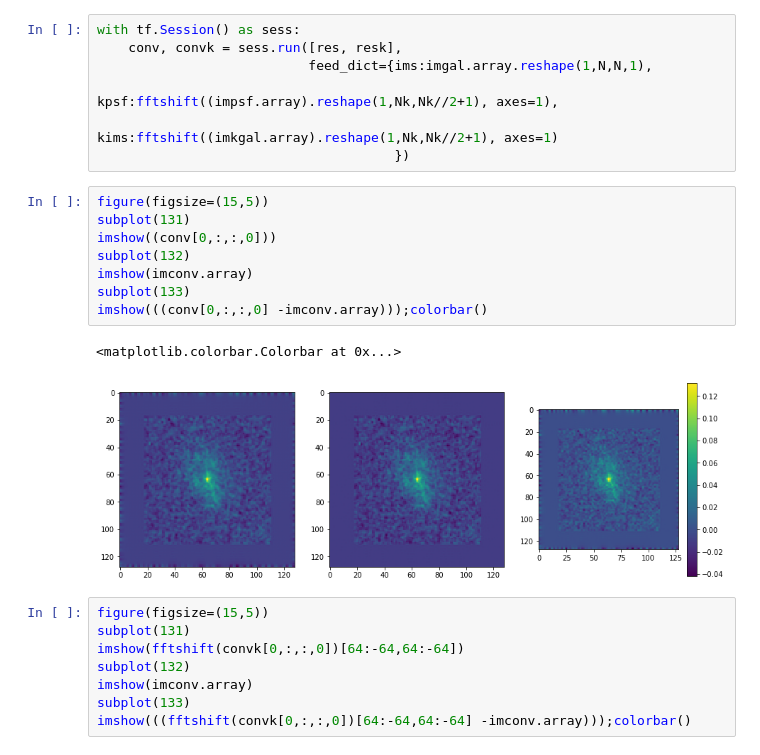
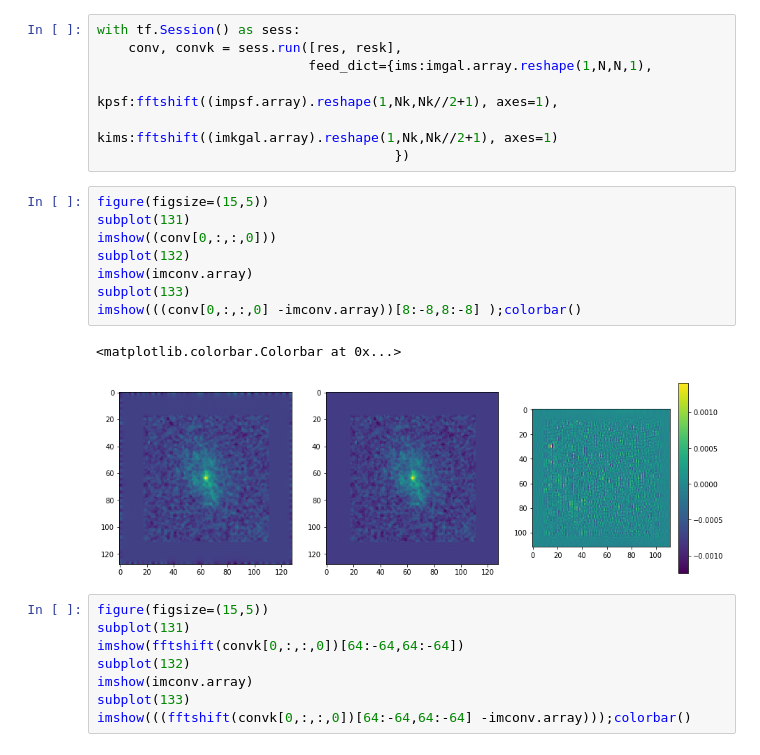
Before and after one commit to DifferentiableUniverseInitiative/GalFlow, a Jupyter notebook: notebooks/GalFlow_demo.ipynb, the cells around one changed output. Cells and saved outputs as stored; diff of their text form.

```diff
--- a/notebooks/GalFlow_demo.ipynb
+++ b/notebooks/GalFlow_demo.ipynb
@@ -74,14 +74,14 @@ with tf.Session() as sess:
 # %%
 figure(figsize=(15,5))
 subplot(131)
 imshow((conv[0,:,:,0]))
 subplot(132)
 imshow(imconv.array)
 subplot(133)
-imshow(((conv[0,:,:,0] -imconv.array)));colorbar()
+imshow(((conv[0,:,:,0] -imconv.array))[8:-8,8:-8] );colorbar()
 # %% [output]
 <matplotlib.colorbar.Colorbar at 0x...>
-[figure, old version]
+[figure, new version]
 # %%
 figure(figsize=(15,5))
 subplot(131)
```
Also changed, not shown: parts of 7 cells of this notebook, 1 other file.
